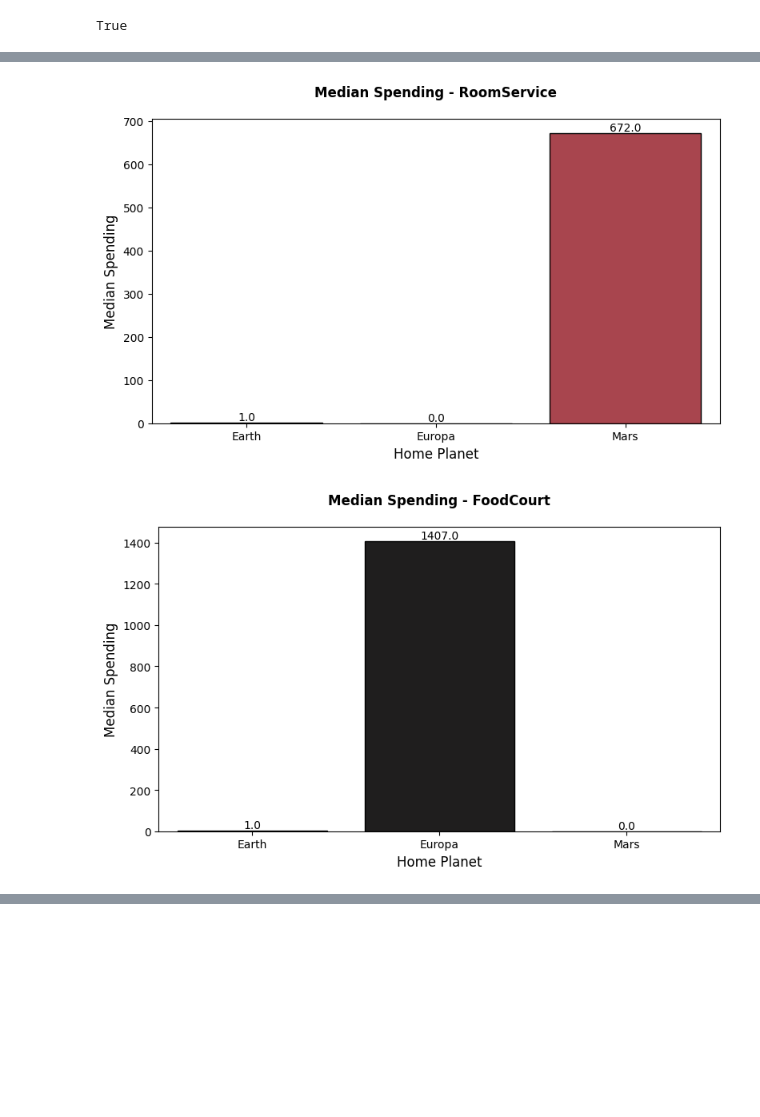
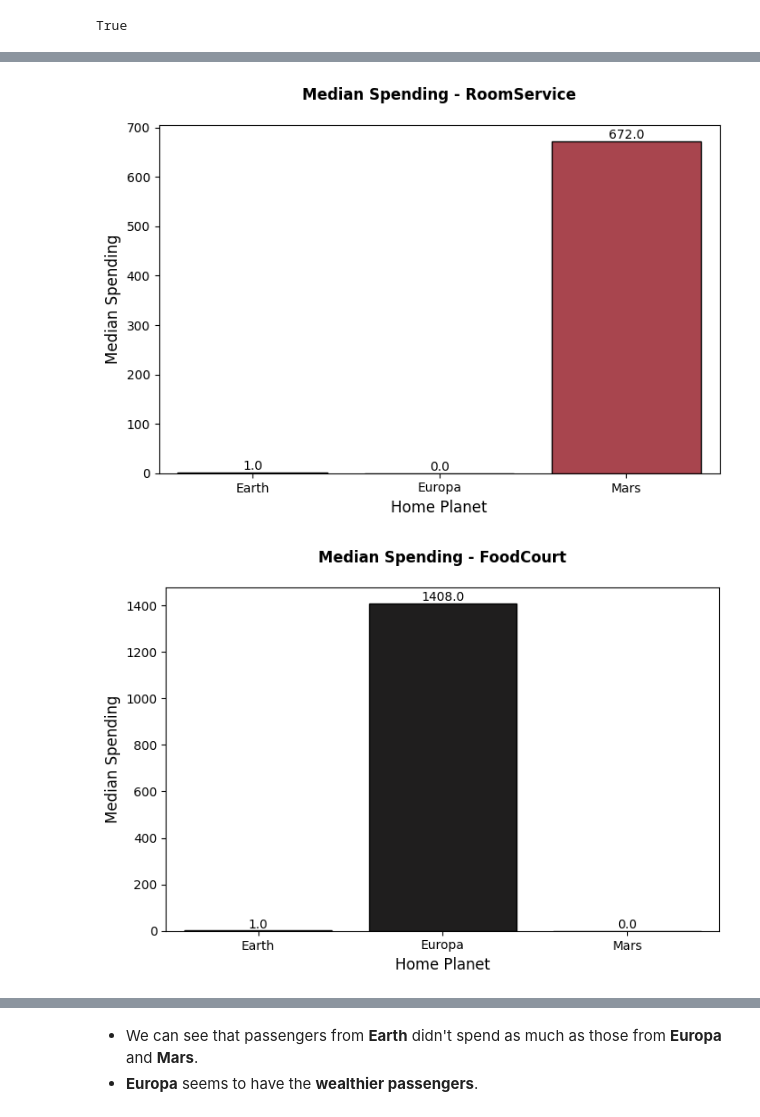
Before and after one commit to mhenriqueof/nn-classification-spaceship-titanic, a Jupyter notebook: notebooks/01_preprocessing.ipynb, the cells around one changed output, grey strips where cells are left out. Cells and saved outputs as stored; diff of their text form; code cells hidden in the pictures; blank space fills up the shorter version.

Commit message:
Add handle HomePlanet and Amenities

```diff
--- a/notebooks/01_preprocessing.ipynb
+++ b/notebooks/01_preprocessing.ipynb
@@ -465,7 +474,7 @@ dtype: int64
 Let's impute **CryoSleep = True** for those who **didn't spend** and **Age >= 13**.
 # %%
 indexes = df.query("~((RoomService > 0) | (FoodCourt > 0) | (ShoppingMall > 0) | (Spa > 0) | (VRDeck > 0)) and (Age >= 13)").index
-df.loc[indexes, 'CryoSleep'] = df.loc[indexes, 'CryoSleep'].fillna('True')
+df.loc[indexes, 'CryoSleep'] = df.loc[indexes, 'CryoSleep'].fillna(True)
 show_missing_values(df)
 # %% [output]
 HomePlanet      169
@@ -520,0 +572,12 @@ True
+# %%
+# Impute with HomePlanet = Europa
+indexes = df.query("(CabinDeck == 'A') | (CabinDeck == 'B') | (CabinDeck == 'C')").index
+df.loc[indexes, 'HomePlanet'] = df.loc[indexes, 'HomePlanet'].fillna('Europa')
+# %%
+# Impute with HomePlanet = Earth
+indexes = df.query("CabinDeck == 'G'").index
+df.loc[indexes, 'HomePlanet'] = df.loc[indexes, 'HomePlanet'].fillna('Earth')
+# %%
+# Fill the remaining with "Unknown"
+df['HomePlanet'] = df['HomePlanet'].fillna('Unknown')
+show_missing_values(df)
@@ -557,39 +650,39 @@ Planet Mars - VRDeck mean:  0.0
 # Loop to create one plot per service
 for amenity in amenities:
     # Data: median spending per planet
-    data = df.query("CryoSleep == False").groupby('HomePlanet')[amenity].median().reset_index()
+    data = df[df['HomePlanet'] != 'Unknown']
+    data = data.query("CryoSleep == False").groupby('HomePlanet')[amenity].median().reset_index()
 
     # Set up individual figure
     plt.figure(figsize=(8, 5))  # Size of each plot
 
     # Bar plot
     ax = sns.barplot(
         data=data,
         x='HomePlanet',
         y=amenity,
         hue='HomePlanet',
         palette="icefire",
         edgecolor='black',
         legend=False
     )
 
     # Titles and labels
     plt.title(f'Median Spending - {amenity}', fontweight='bold', pad=20)
     plt.xlabel('Home Planet', fontsize=12)
     plt.ylabel('Median Spending', fontsize=12)
 
     # Add values on top of bars
     for p in ax.patches:
         ax.annotate(
             f"{p.get_height():.1f}",
             (p.get_x() + p.get_width() / 2, p.get_height()),
             ha='center', va='bottom',
             fontsize=10,
             color='black'
         )
 
-    plt.tight_layout()  # Better spacing
-    plt.show()  # Show current plot
+    plt.show()
 # %% [output]
-[figure, old version]
+[figure, new version]
-[figure, old version]
+[figure, new version]
@@ -599,3 +692,6 @@ for amenity in amenities:
+# %% [markdown]
+- We can see that passengers from **Earth** didn't spend as much as those from **Europa** and **Mars**.
+- **Europa** seems to have the **wealthier passengers**.
 # %%
 for amenity in amenities:
     # Awake and Age >= 13 → impute with median by HomePlanet
```
Also changed, not shown: parts of 33 cells of this notebook, 1 other file.
